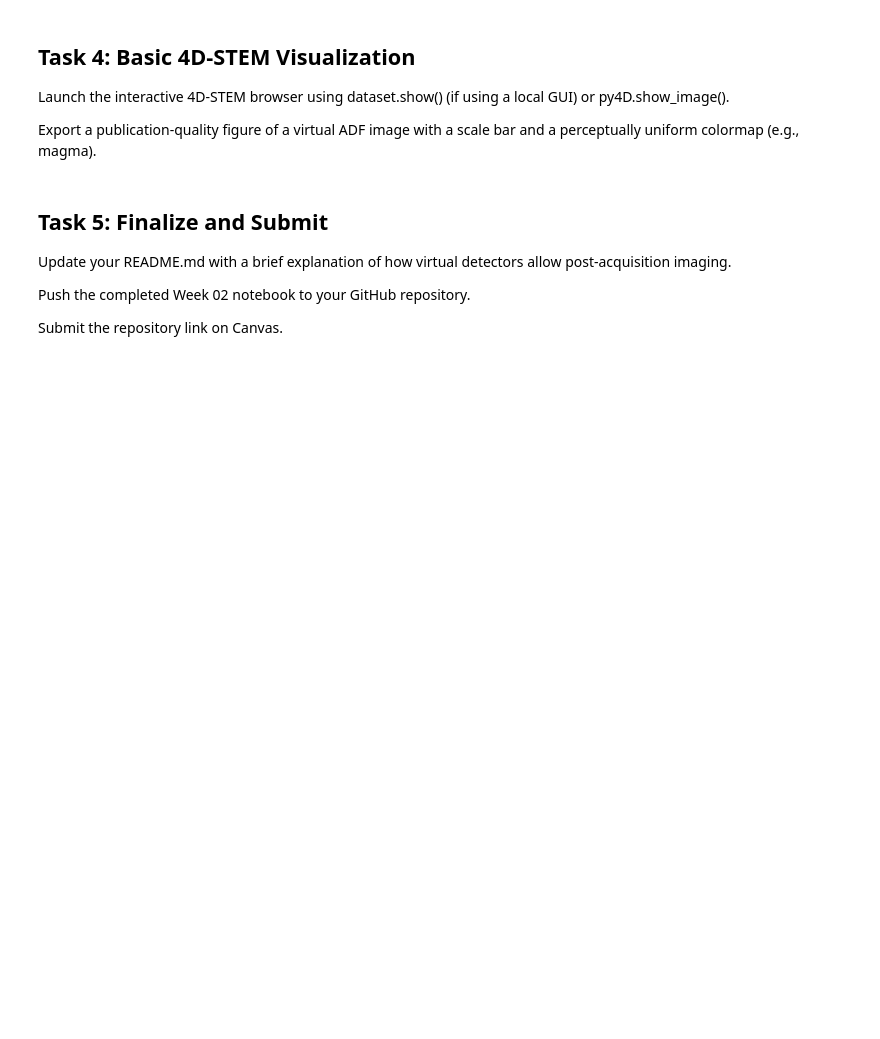
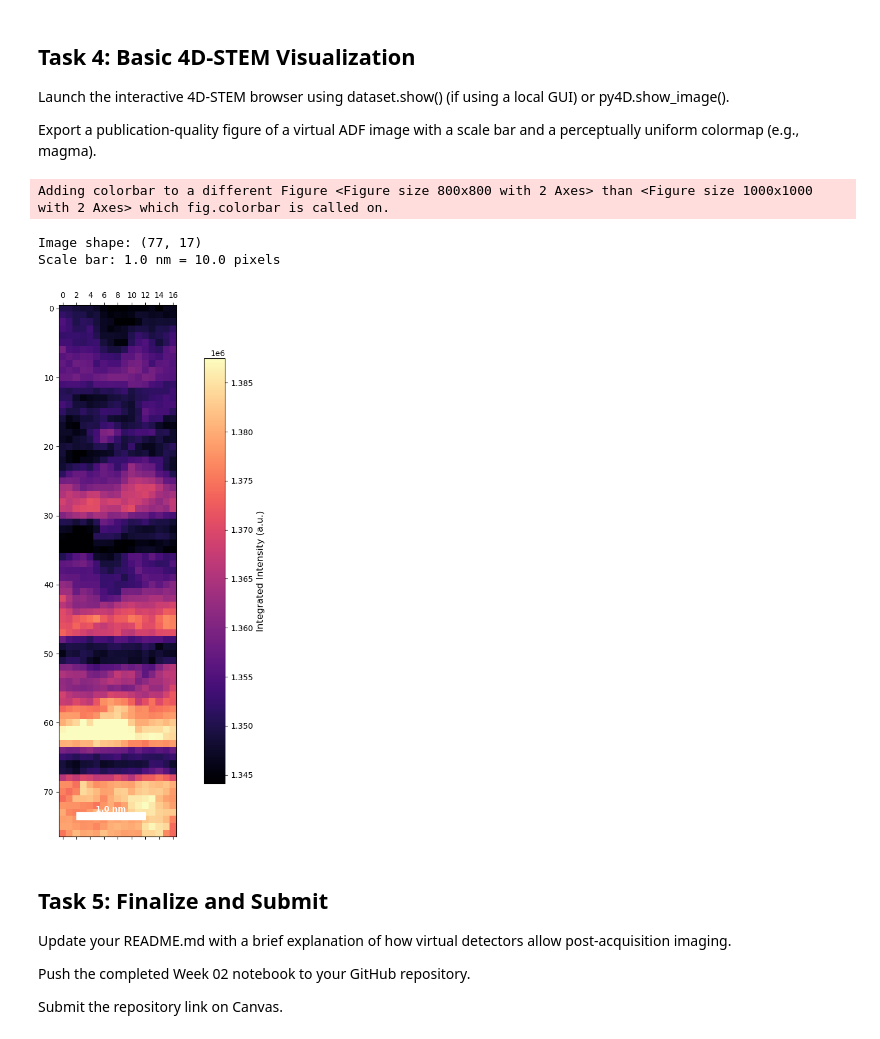
Before and after one commit to ginocangialosi/MATSCI465_GinoCangialosi, a Jupyter notebook: Week_02/assignments/assignment_02_setup.ipynb, the cells around one changed output. Drawn from its saved outputs; the diff is of its cells as text; code cells hidden in the pictures; blank space fills up the shorter version.

```diff
--- a/Week_02/assignments/assignment_02_setup.ipynb
+++ b/Week_02/assignments/assignment_02_setup.ipynb
@@ -215,3 +361,56 @@ plt.show()
+# %%
+import matplotlib.pyplot as plt
+from matplotlib.patches import Rectangle
+import py4DSTEM
+
+#Dark field data
+vdf_obj = dataset.get_virtual_image(
+    mode='annular',
+    geometry=((qx0_mean, qy0_mean), (40, 100)),  # Center and (inner, outer) radii
+    centered=False,
+    calibrated=False,
+)
+vdf_image = vdf_obj.data
+
+#pixel size
+pixel_size = 0.1
+
+#Scale bar information
+scale_bar_length = 1.0
+scale_bar_pixels = scale_bar_length / pixel_size
+
+print(f"Image shape: {vdf_image.shape}")
+print(f"Scale bar: {scale_bar_length} nm = {scale_bar_pixels} pixels")
+
+#Plot with py4Dstem.show and magma
+fig, ax = py4DSTEM.show(
+    vdf_image,
+    cmap='magma',
+    returnfig=True,
+    figsize=(10, 10)
+)
+
+#given from prompt, scale bar positioning and making color bar
+if scale_bar_pixels < vdf_image.shape[1] - 5:
+    # Position scale bar in bottom-left corner
+    bar_x, bar_y = 2, vdf_image.shape[0] - 4
+    scale_bar = Rectangle((bar_x, bar_y), scale_bar_pixels, 1, fill=True, color='white', linewidth=1)
+    ax.add_patch(scale_bar)
+    ax.text(bar_x + scale_bar_pixels/2, bar_y - 1, f'{scale_bar_length} nm', ha='center', va='top',
+            color='white', fontsize=10, fontweight='bold')
+
+# Add colorbar
+cbar = plt.colorbar(im, ax=ax, shrink=0.8)
+cbar.set_label('Integrated Intensity (a.u.)', fontsize=12)
+
+plt.tight_layout()
+plt.savefig('virtual_adf_figure_sisige.png', dpi=300, bbox_inches='tight')
+plt.show()
+# %% [output]
+Adding colorbar to a different Figure <Figure size 800x800 with 2 Axes> than <Figure size 1000x1000 with 2 Axes> which fig.colorbar is called on.
+Image shape: (77, 17)
+Scale bar: 1.0 nm = 10.0 pixels
+[figure, added]
 # %% [markdown]
 ## Task 5: Finalize and Submit
 
```
Also changed, not shown: parts of 4 cells of this notebook, 1 other file.
